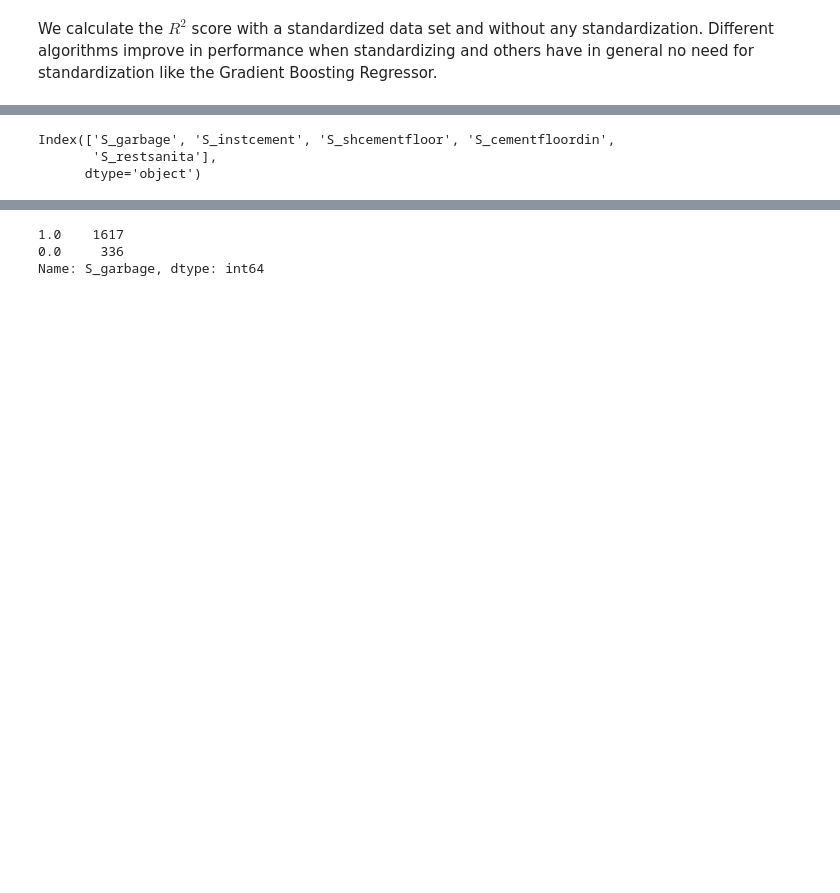
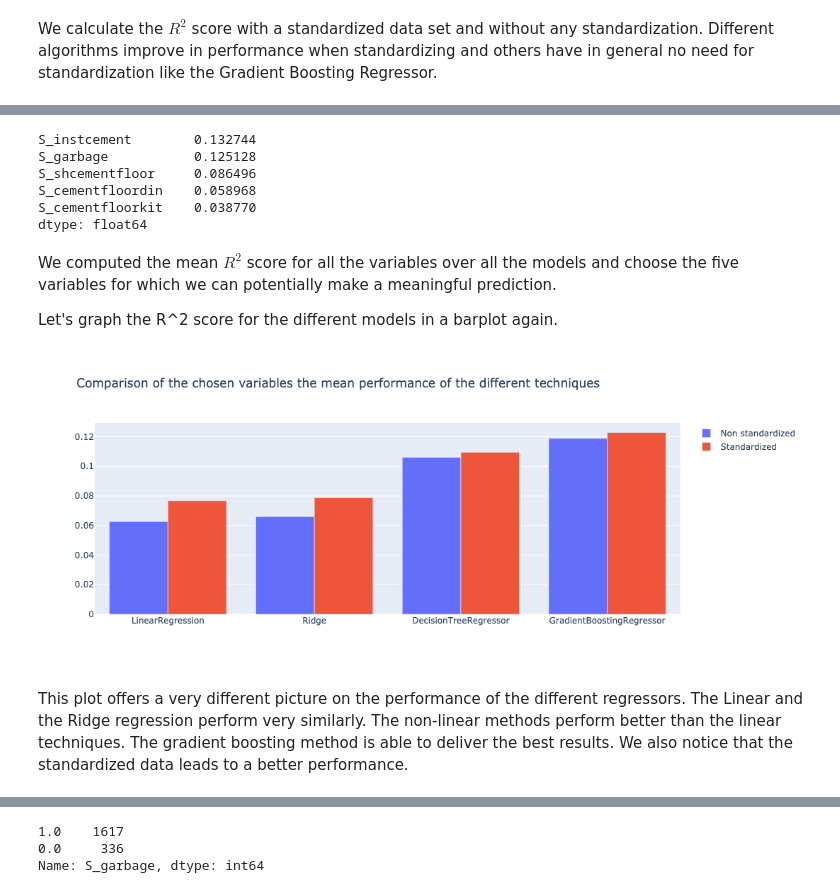
Before and after one commit to epfl-ada/ada-2020-project-milestone-p3-p3_the-social-impacters, a Jupyter notebook: notebooks/task_B_Max.ipynb, the cells around one changed output, grey strips where cells are left out. Saved outputs shown, nothing was run; the diff lists cells and outputs as text; code cells hidden in the pictures; blank space fills up the shorter version.

```diff
--- a/notebooks/task_B_Max.ipynb
+++ b/notebooks/task_B_Max.ipynb
@@ -181,8 +171,30 @@ df_results.values.tolist()
 # %%
-selected_features = df_results.transpose()['GradientBoostingRegressor'].sort_values(ascending=False).iloc[:5].index
+chosen_variables = df_results.mean(axis=0).sort_values(ascending=False)[:5]
+chosen_variables
+# %% [output]
+S_instcement        0.132744
+S_garbage           0.125128
+S_shcementfloor     0.086496
+S_cementfloordin    0.058968
+S_cementfloorkit    0.038770
+dtype: float64
-# %%
-selected_features
-# %% [output]
-Index(['S_garbage', 'S_instcement', 'S_shcementfloor', 'S_cementfloordin',
-       'S_restsanita'],
-      dtype='object')
+# %%
+chosen_variables = list(chosen_variables.index)
+# %% [markdown]
+We computed the mean $R^2$ score for all the variables over all the models and choose the five variables for which we can potentially make a meaningful prediction.
+
+Let's graph the R^2 score for the different models in a barplot again.
+# %%
+# chosen_variables = chosen_variables
+df_results_chosen = df_results[chosen_variables]
+df_results_standardized_chosen = df_results_standardized[chosen_variables]
+fig = go.Figure()
+df_result_average_chosen = df_results_chosen.mean(axis=1)
+df_result_stand_average_chosen = df_results_standardized_chosen.mean(axis=1)
+fig.add_trace(go.Bar(x = df_result_average_chosen.index, y=df_result_average_chosen.values, name='Non standardized'))
+fig.add_trace(go.Bar(x = df_result_stand_average_chosen.index, y=df_result_stand_average_chosen.values, name='Standardized'))
+fig.update_layout(title=go.layout.Title(text="Comparison of the chosen variables the mean performance of the different techniques"))
+# %% [output]
+[figure, added]
+# %% [markdown]
+This plot offers a very different picture on the performance of the different regressors. The Linear and the Ridge regression perform very similarly. The non-linear methods perform better than the linear techniques. The gradient boosting method is able to deliver the best results. We also notice that the standardized data leads to a better performance.
```
Also changed, not shown: parts of 33 cells of this notebook.
